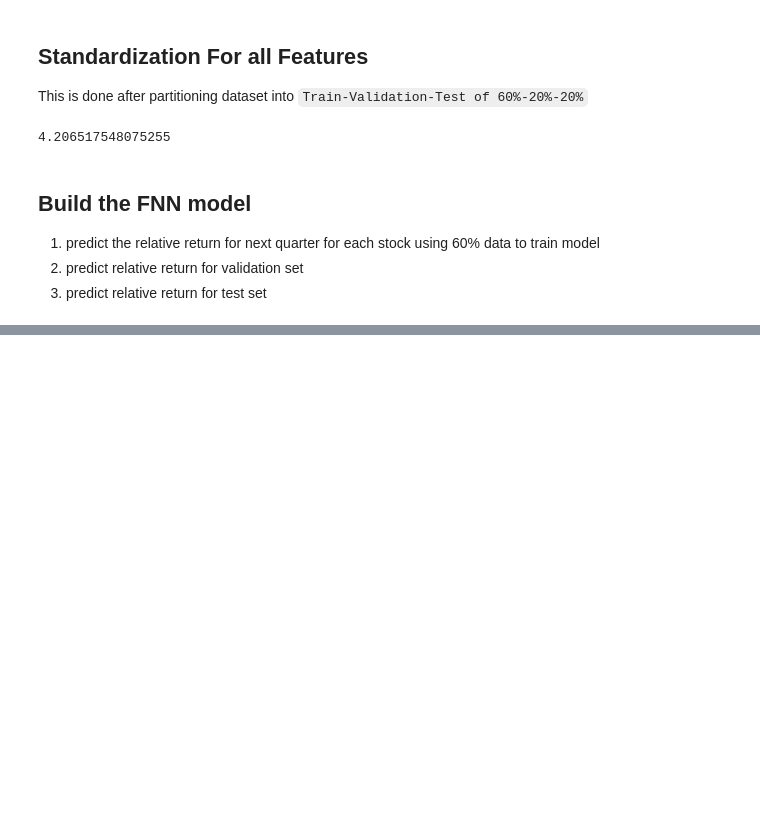
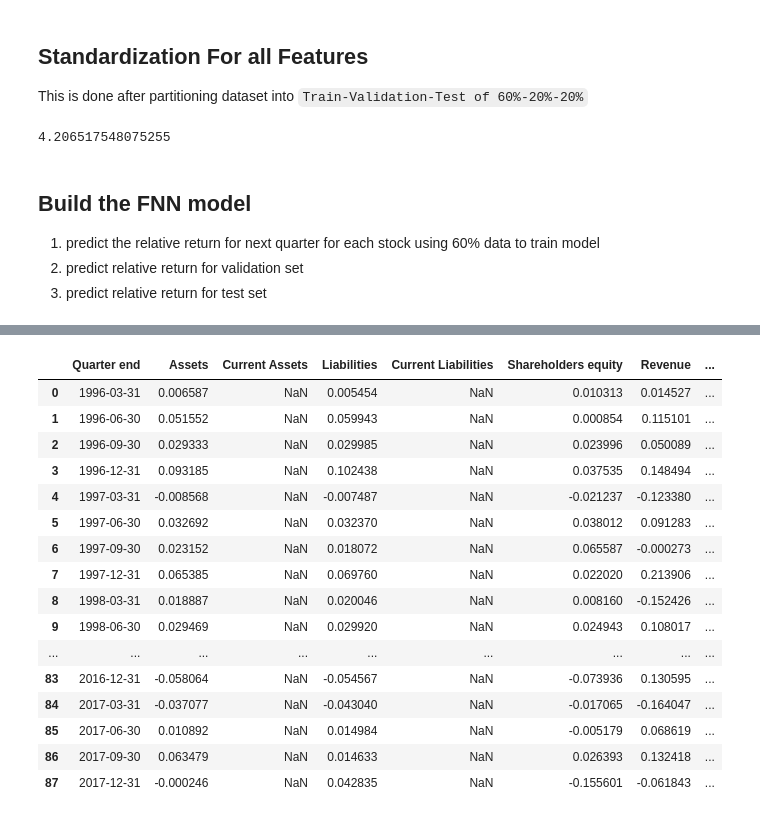
Before and after one commit to melvillehuangbin/projects, a Jupyter notebook: fyp_neural_network_models_for_stock_selection_based_on_fundamental_analysis/01_neural_network_models_for_stock_selection_based_on_fundamental_analysis.ipynb, the cells around one changed output, grey strips where cells are left out. Saved outputs shown, nothing was run; the diff lists cells and outputs as text; code cells hidden in the pictures; blank space fills up the shorter version.

```diff
--- a/fyp_neural_network_models_for_stock_selection_based_on_fundamental_analysis/01_neural_network_models_for_stock_selection_based_on_fundamental_analysis.ipynb
+++ b/fyp_neural_network_models_for_stock_selection_based_on_fundamental_analysis/01_neural_network_models_for_stock_selection_based_on_fundamental_analysis.ipynb
@@ -647,0 +821,20 @@ history.params
+# %%
+financial_data_trend_standardized[41]
+# %% [output]
+|  | Quarter end | Assets | Current Assets | Liabilities | Current Liabilities | Shareholders equity | Revenue | ... |
+| 0 | 1996-03-31 | 0.006587 | NaN | 0.005454 | NaN | 0.010313 | 0.014527 | ... |
+| 1 | 1996-06-30 | 0.051552 | NaN | 0.059943 | NaN | 0.000854 | 0.115101 | ... |
+| 2 | 1996-09-30 | 0.029333 | NaN | 0.029985 | NaN | 0.023996 | 0.050089 | ... |
+| 3 | 1996-12-31 | 0.093185 | NaN | 0.102438 | NaN | 0.037535 | 0.148494 | ... |
+| 4 | 1997-03-31 | -0.008568 | NaN | -0.007487 | NaN | -0.021237 | -0.123380 | ... |
+| 5 | 1997-06-30 | 0.032692 | NaN | 0.032370 | NaN | 0.038012 | 0.091283 | ... |
+| 6 | 1997-09-30 | 0.023152 | NaN | 0.018072 | NaN | 0.065587 | -0.000273 | ... |
+| 7 | 1997-12-31 | 0.065385 | NaN | 0.069760 | NaN | 0.022020 | 0.213906 | ... |
+| 8 | 1998-03-31 | 0.018887 | NaN | 0.020046 | NaN | 0.008160 | -0.152426 | ... |
+| 9 | 1998-06-30 | 0.029469 | NaN | 0.029920 | NaN | 0.024943 | 0.108017 | ... |
+| ... | ... | ... | ... | ... | ... | ... | ... | ... |
+| 83 | 2016-12-31 | -0.058064 | NaN | -0.054567 | NaN | -0.073936 | 0.130595 | ... |
+| 84 | 2017-03-31 | -0.037077 | NaN | -0.043040 | NaN | -0.017065 | -0.164047 | ... |
+| 85 | 2017-06-30 | 0.010892 | NaN | 0.014984 | NaN | -0.005179 | 0.068619 | ... |
+| 86 | 2017-09-30 | 0.063479 | NaN | 0.014633 | NaN | 0.026393 | 0.132418 | ... |
+| 87 | 2017-12-31 | -0.000246 | NaN | 0.042835 | NaN | -0.155601 | -0.061843 | ... |
```
Also changed, not shown: parts of 28 cells of this notebook.
